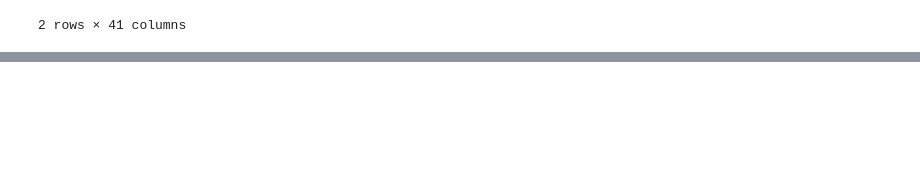
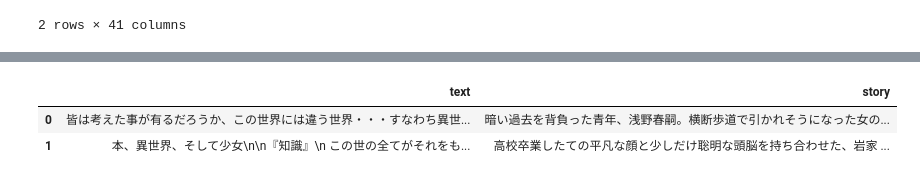
Before and after one commit to opeco17/novel_recsys, a Jupyter notebook: scraping_api/scraping_api.ipynb, the cells around one changed output, grey strips where cells are left out. Drawn from its saved outputs; the diff is of its cells as text; code cells hidden in the pictures; blank space fills up the shorter version.

```diff
--- a/scraping_api/scraping_api.ipynb
+++ b/scraping_api/scraping_api.ipynb
@@ -425,0 +435,6 @@ conn, cursor = get_connector_and_cursor(DB_HOST_NAME)
+# %%
+df[['text', 'story']]
+# %% [output]
+|  | text | story |
+| 0 | 皆は考えた事が有るだろうか、この世界には違う世界・・・すなわち異世... | 暗い過去を背負った青年、浅野春嗣。横断歩道で引かれそうになった女の... |
+| 1 | 本、異世界、そして少女\n\n『知識』\n この世の全てがそれをも... | 高校卒業したての平凡な顔と少しだけ聡明な頭脳を持ち合わせた、岩家 ... |
```
Also changed, not shown: parts of 4 cells of this notebook, 9 other files.
